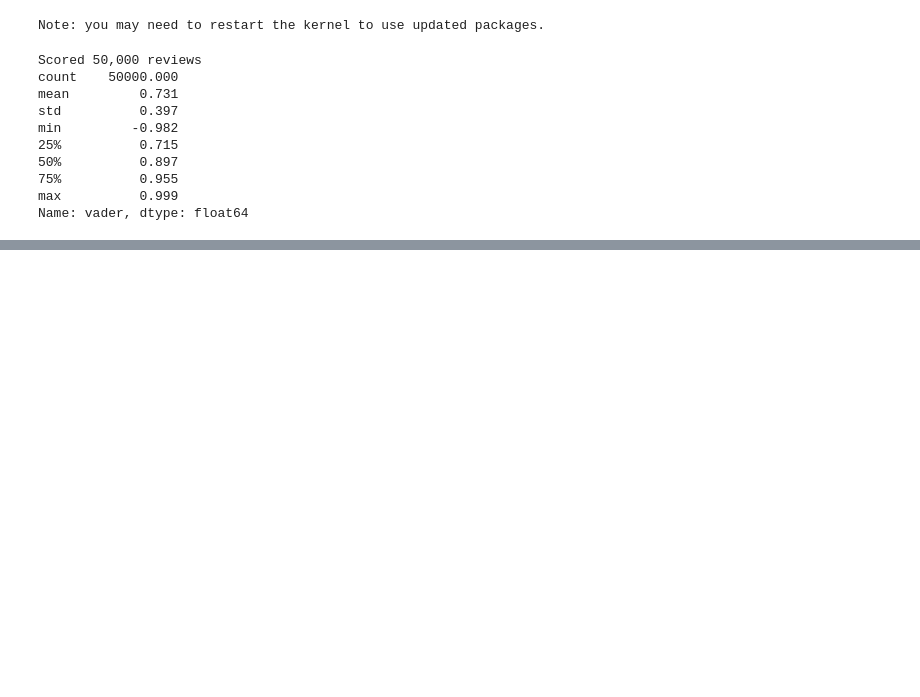
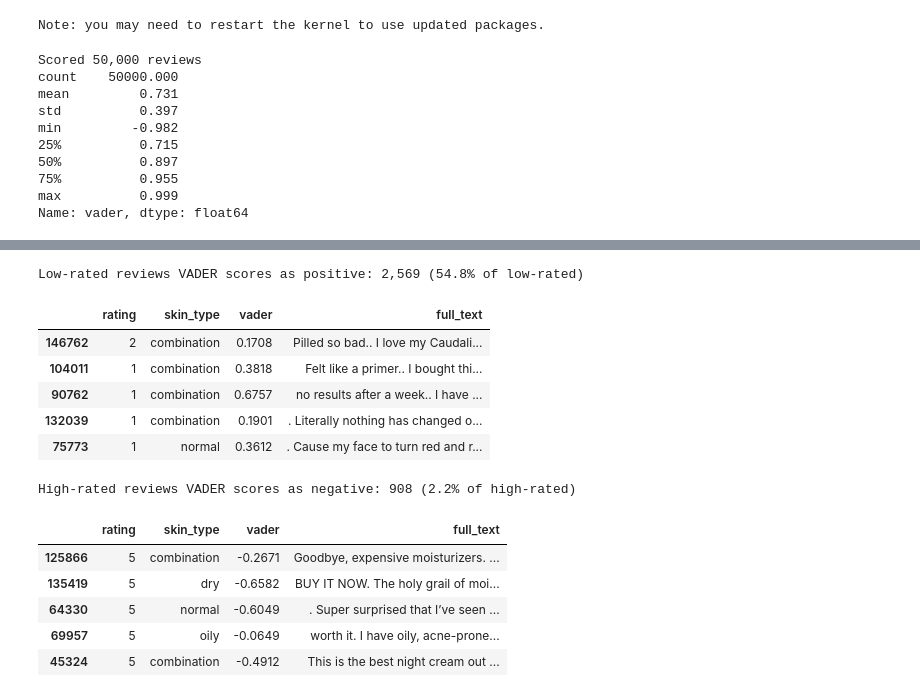
Before and after one commit to Neha-Ko/CDA-Course-Project, a Jupyter notebook: Notebooks/3_Text_Mining.ipynb, the cells around one changed output, grey strips where cells are left out. Drawn from its saved outputs; the diff is of its cells as text; code cells hidden in the pictures; blank space fills up the shorter version.

```diff
--- a/Notebooks/3_Text_Mining.ipynb
+++ b/Notebooks/3_Text_Mining.ipynb
@@ -294,0 +329,31 @@ Name: vader, dtype: float64
+# %%
+# Where do the discrepancies between star ratings and VADER scores occur?
+# Show examples of low-rated reviews that VADER scores as positive, and high-rated reviews that VADER scores as negative.
+pd.set_option("display.max_colwidth", 400)
+cols = ["rating", "skin_type", "vader", "full_text"]
+
+low_but_positive = sent[(sent["rating"] <= 2) & (sent["vader_label"] == "positive")]
+high_but_negative = sent[(sent["rating"] >= 4) & (sent["vader_label"] == "negative")]
+
+print(f"Low-rated reviews VADER scores as positive: {len(low_but_positive):,} "
+      f"({len(low_but_positive) / (sent['rating'] <= 2).sum():.1%} of low-rated)")
+display(low_but_positive.sample(5, random_state=42)[cols])
+
+print(f"High-rated reviews VADER scores as negative: {len(high_but_negative):,} "
+      f"({len(high_but_negative) / (sent['rating'] >= 4).sum():.1%} of high-rated)")
+display(high_but_negative.sample(5, random_state=42)[cols])
+# %% [output]
+Low-rated reviews VADER scores as positive: 2,569 (54.8% of low-rated)
+|  | rating | skin_type | vader | full_text |
+| 146762 | 2 | combination | 0.1708 | Pilled so bad.. I love my Caudali... |
+| 104011 | 1 | combination | 0.3818 | Felt like a primer.. I bought thi... |
+| 90762 | 1 | combination | 0.6757 | no results after a week.. I have ... |
+| 132039 | 1 | combination | 0.1901 | . Literally nothing has changed o... |
+| 75773 | 1 | normal | 0.3612 | . Cause my face to turn red and r... |
+High-rated reviews VADER scores as negative: 908 (2.2% of high-rated)
+|  | rating | skin_type | vader | full_text |
+| 125866 | 5 | combination | -0.2671 | Goodbye, expensive moisturizers. ... |
+| 135419 | 5 | dry | -0.6582 | BUY IT NOW. The holy grail of moi... |
+| 64330 | 5 | normal | -0.6049 | . Super surprised that I’ve seen ... |
+| 69957 | 5 | oily | -0.0649 | worth it. I have oily, acne-prone... |
+| 45324 | 5 | combination | -0.4912 | This is the best night cream out ... |
```
Also changed, not shown: parts of 4 cells of this notebook.
